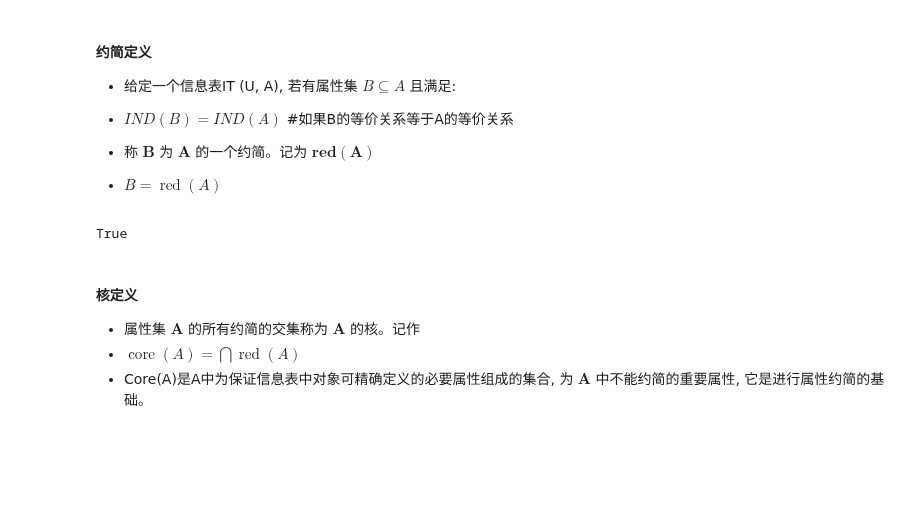
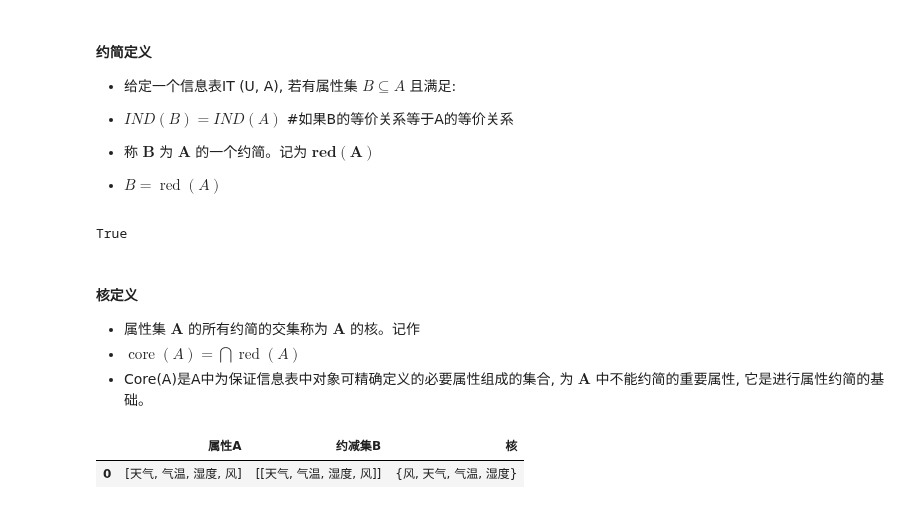
Before and after one commit to YiyaoZhang9527/Algorithm-class-at-Huai-Vocational-College, a Jupyter notebook: 数据预处理/特征选择/离散特征选择方法/粗糙集属性约减/粗糙集基础知识.ipynb, the cells around one changed output. Saved outputs shown, nothing was run; the diff lists cells and outputs as text; code cells hidden in the pictures; blank space fills up the shorter version.

```diff
--- a/数据预处理/特征选择/离散特征选择方法/粗糙集属性约减/粗糙集基础知识.ipynb
+++ b/数据预处理/特征选择/离散特征选择方法/粗糙集属性约减/粗糙集基础知识.ipynb
@@ -721,8 +724,8 @@ def isRed(U,R,B:iter,A:iter,out_dataframe=None):
         Bbasic_set = IND(U=U,R=R,A=B)["等价类对象"]
 
         if len(Abasic_set) == len(Bbasic_set):
-            sorted_Abasic = sorted([[e for e in ab] for ab in Abasic_set])
-            sorted_Bbasic = sorted([[e for e in ab] for ab in Bbasic_set])
+            sorted_Abasic = sorted([sorted([e for e in ab]) for ab in Abasic_set])
+            sorted_Bbasic = sorted([sorted([e for e in ab]) for ab in Bbasic_set])
             if sorted_Abasic == sorted_Bbasic:
                 return True
         return False
@@ -739,3 +742,44 @@ True
 * 属性集 $\mathbf{A}$ 的所有约简的交集称为 $\mathbf{A}$ 的核。记作
 * $\operatorname{core}(A)=\bigcap \operatorname{red}(A)$
 * Core(A)是A中为保证信息表中对象可精确定义的必要属性组成的集合, 为 $\mathbf{A}$ 中不能约简的重要属性, 它是进行属性约简的基础。
+# %%
+from itertools import combinations, permutations
+
+def Kernel(U,R,A,out_dataframe=None):
+    """属性集A的核
+
+    Args:
+        U (_type_): _description_
+        R (_type_): _description_
+        A (_type_): _description_
+        out_dataframe (_type_, optional): _description_. Defaults to None.
+    """
+    # 排列组合所 A 成为 B 的组合列表
+    max_length = len(A)
+    Bn = []
+    for n in range(1,max_length+1):
+        Bi = list(combinations(A,n))
+        for e in Bi:
+            init_type = list(e)
+            Bn.append(init_type)
+
+    # 求所有 A的约简集的交集
+    return_eq = {"属性A":[A],"约减集B":[[]],"核":[set()]}
+    for B in Bn:
+        isRedA = isRed(U=U,R=R,B=B,A=A)
+        if isRedA==True:
+            return_eq["约减集B"][0].append(B)
+            for b in B:
+                return_eq["核"][0].add(b)
+
+    if out_dataframe:
+        return pd.DataFrame(return_eq)
+
+    return return_eq
+
+A = ["天气","气温","湿度","风"]
+Kernel(U=U,R=R,A=A,out_dataframe=True)
+# list(permutations([1,2,3],2))
+# %% [output]
+|  | 属性A | 约减集B | 核 |
+| 0 | [天气, 气温, 湿度, 风] | [[天气, 气温, 湿度, 风]] | {风, 天气, 气温, 湿度} |
```
Also changed, not shown: parts of 5 cells of this notebook, 1 other file.
